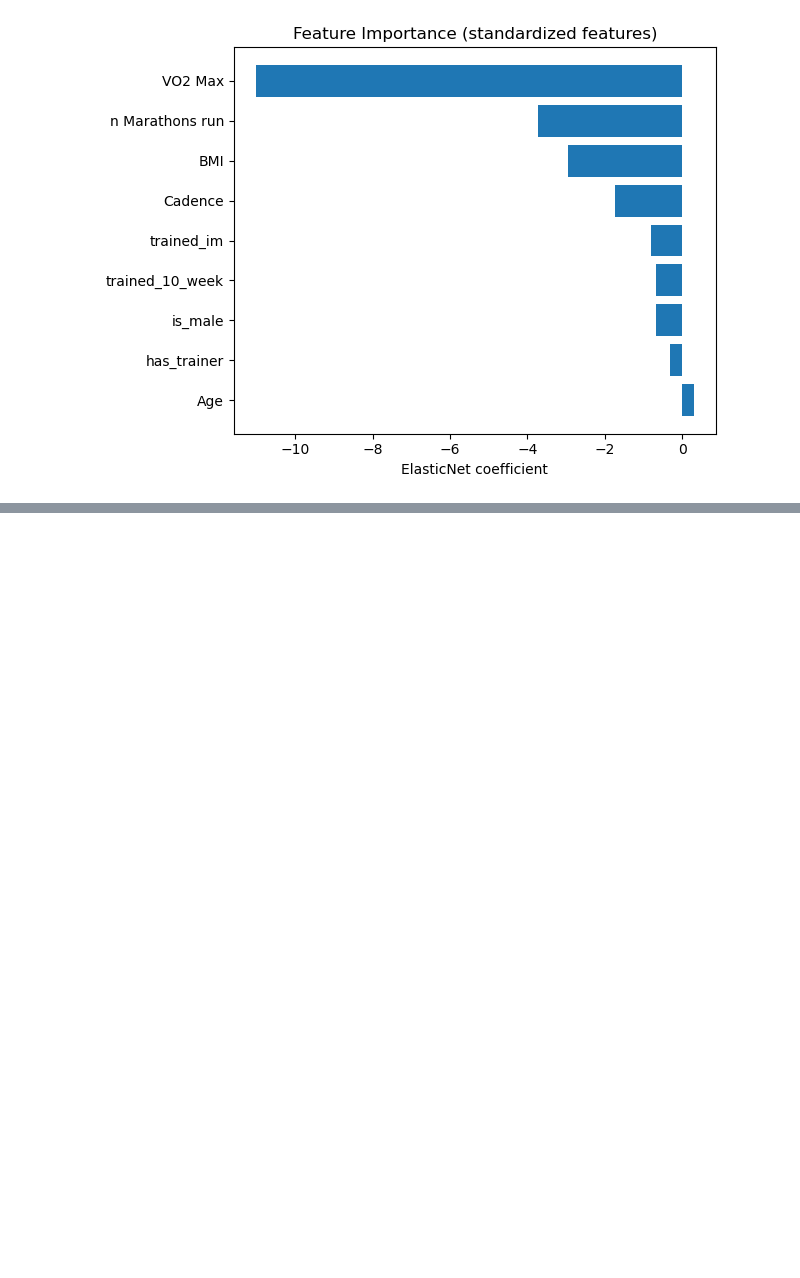
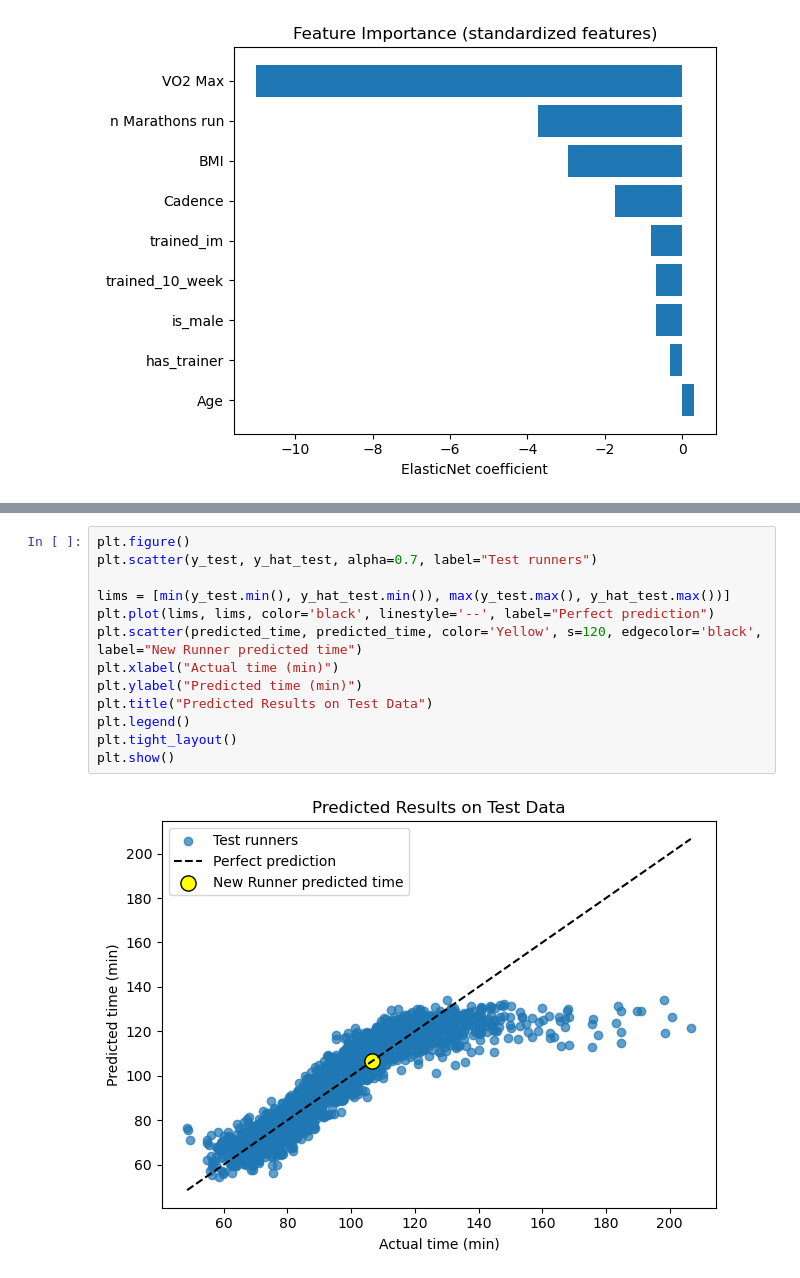
Before and after one commit to maggiemyslik/oliverwyman_hackathon, a Jupyter notebook: modelling.ipynb, the cells around one changed output, grey strips where cells are left out. Saved outputs shown, nothing was run; the diff lists cells and outputs as text; blank space fills up the shorter version.

```diff
--- a/modelling.ipynb
+++ b/modelling.ipynb
@@ -181,0 +209,15 @@ plt.show()
+# %%
+plt.figure()
+plt.scatter(y_test, y_hat_test, alpha=0.7, label="Test runners")
+
+lims = [min(y_test.min(), y_hat_test.min()), max(y_test.max(), y_hat_test.max())]
+plt.plot(lims, lims, color='black', linestyle='--', label="Perfect prediction")
+plt.scatter(predicted_time, predicted_time, color='Yellow', s=120, edgecolor='black', label="New Runner predicted time")
+plt.xlabel("Actual time (min)")
+plt.ylabel("Predicted time (min)")
+plt.title("Predicted Results on Test Data")
+plt.legend()
+plt.tight_layout()
+plt.show()
+# %% [output]
+[figure, added]
```
Also changed, not shown: parts of 2 cells of this notebook.
